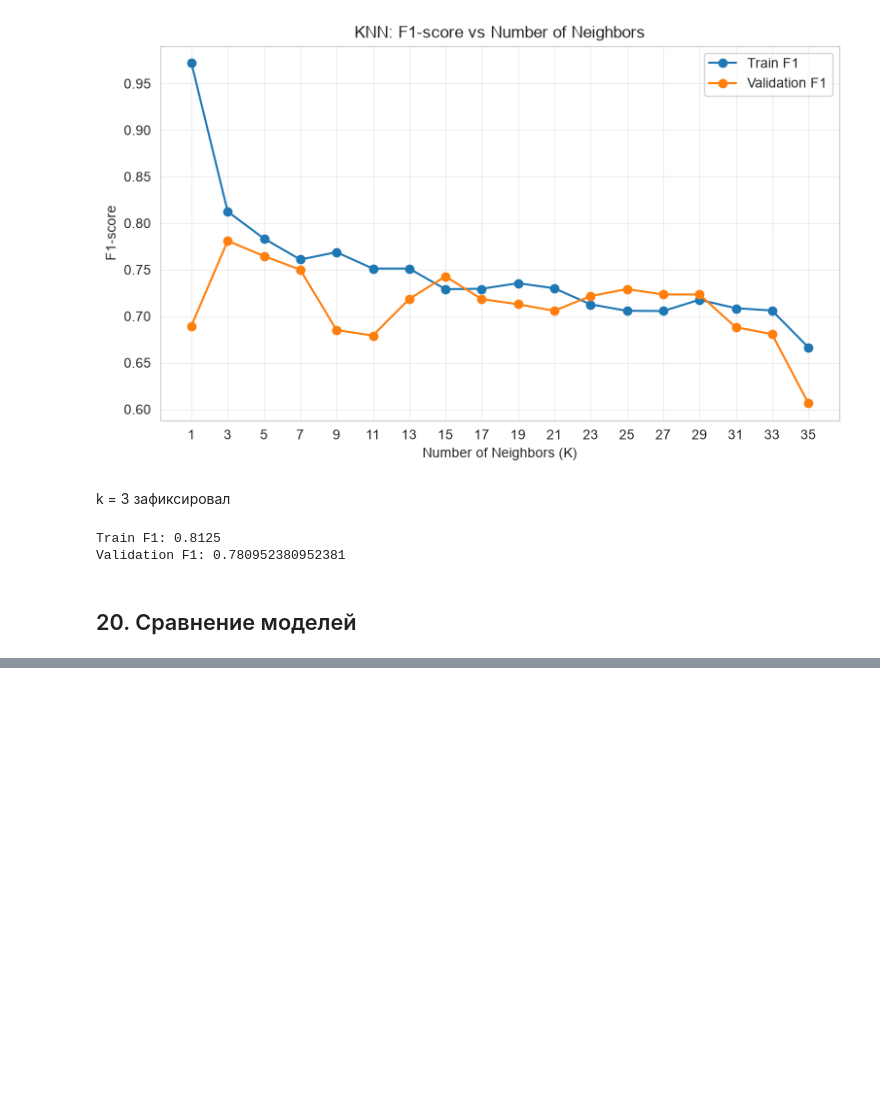
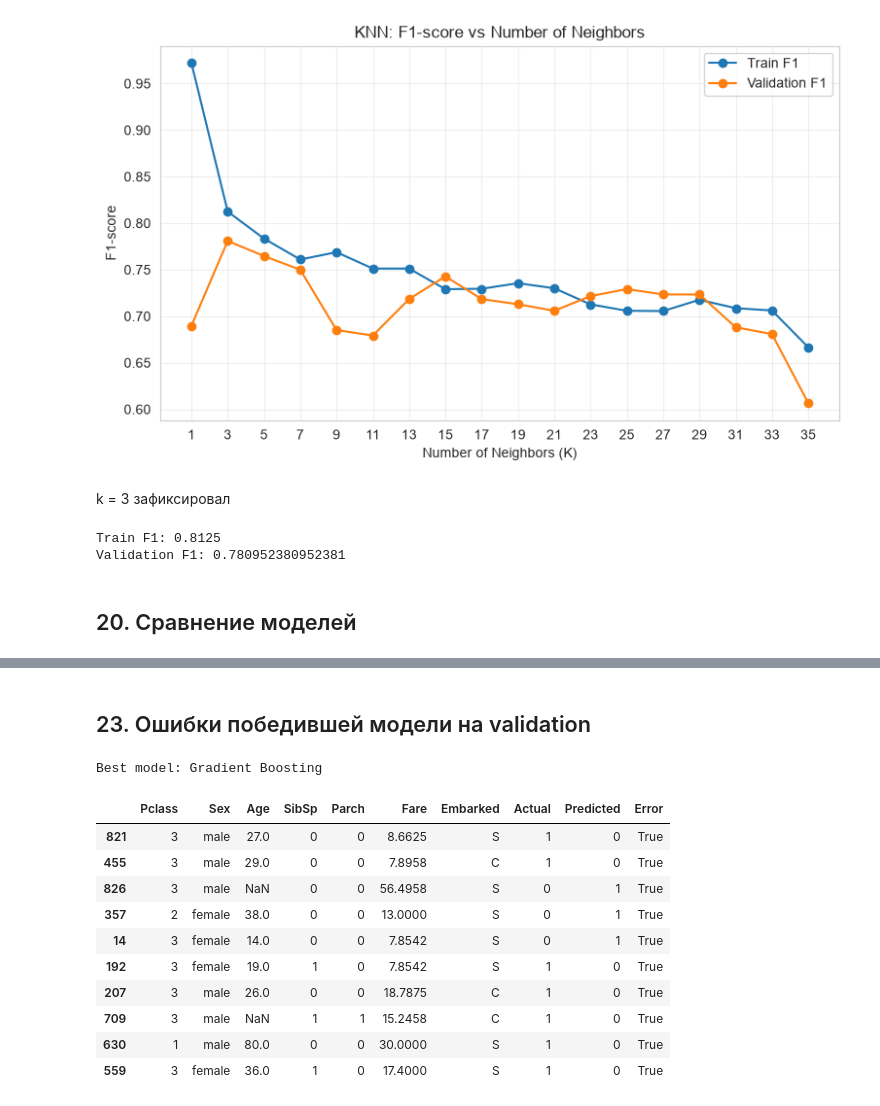
Before and after one commit to ArtYou23/ml_course_mai, a Jupyter notebook: classification/titanic.ipynb, the cells around one changed output, grey strips where cells are left out. Drawn from its saved outputs; the diff is of its cells as text; code cells hidden in the pictures; blank space fills up the shorter version.

```diff
--- a/classification/titanic.ipynb
+++ b/classification/titanic.ipynb
@@ -642,0 +767,29 @@ Validation F1: 0.780952380952381
+# %% [markdown]
+## 23. Ошибки победившей модели на validation
+# %%
+best_name = val_table.iloc[0]["Model"]
+
+print("Best model:", best_name)
+
+best_pred = test_predictions[best_name]
+
+errors = X_test.copy()
+
+errors["Actual"] = y_test
+errors["Predicted"] = best_pred
+errors["Error"] = errors["Actual"] != errors["Predicted"]
+
+display(errors[errors["Error"]].head(10))
+# %% [output]
+Best model: Gradient Boosting
+|  | Pclass | Sex | Age | SibSp | Parch | Fare | Embarked | Actual | Predicted | Error |
+| 821 | 3 | male | 27.0 | 0 | 0 | 8.6625 | S | 1 | 0 | True |
+| 455 | 3 | male | 29.0 | 0 | 0 | 7.8958 | C | 1 | 0 | True |
+| 826 | 3 | male | NaN | 0 | 0 | 56.4958 | S | 0 | 1 | True |
+| 357 | 2 | female | 38.0 | 0 | 0 | 13.0000 | S | 0 | 1 | True |
+| 14 | 3 | female | 14.0 | 0 | 0 | 7.8542 | S | 0 | 1 | True |
+| 192 | 3 | female | 19.0 | 1 | 0 | 7.8542 | S | 1 | 0 | True |
+| 207 | 3 | male | 26.0 | 0 | 0 | 18.7875 | C | 1 | 0 | True |
+| 709 | 3 | male | NaN | 1 | 1 | 15.2458 | C | 1 | 0 | True |
+| 630 | 1 | male | 80.0 | 0 | 0 | 30.0000 | S | 1 | 0 | True |
+| 559 | 3 | female | 36.0 | 1 | 0 | 17.4000 | S | 1 | 0 | True |
```
Also changed, not shown: parts of 6 cells of this notebook.
